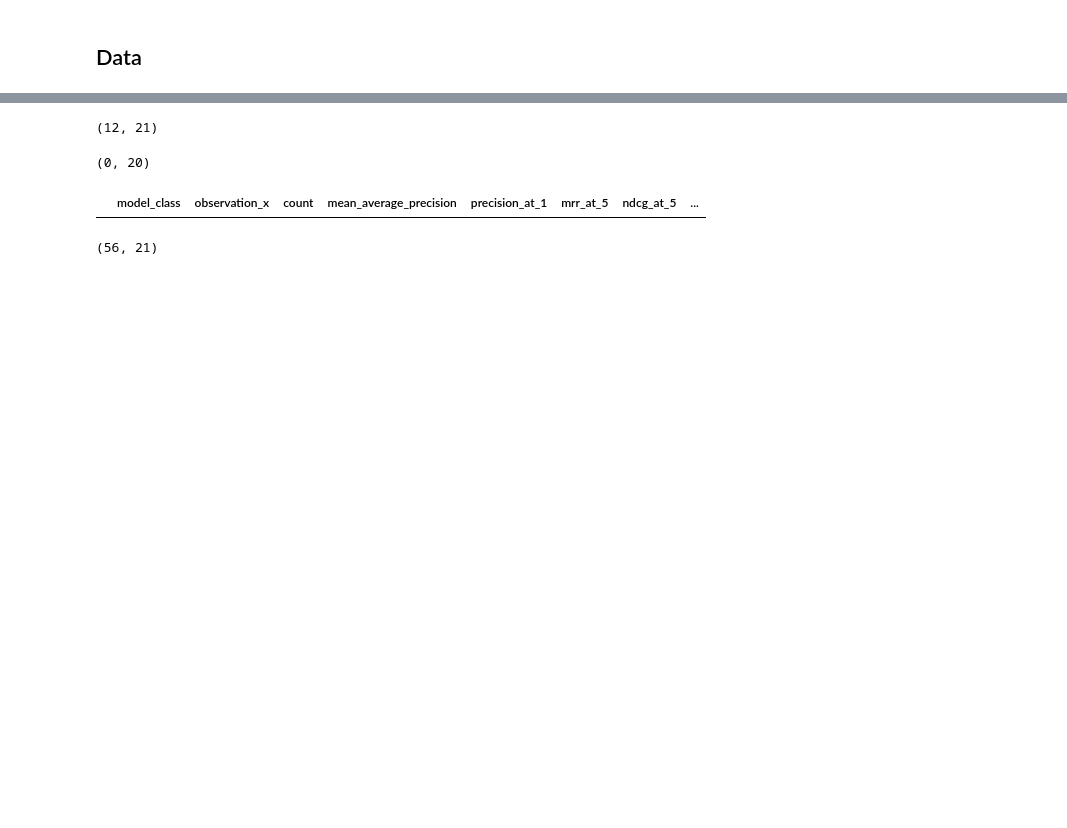
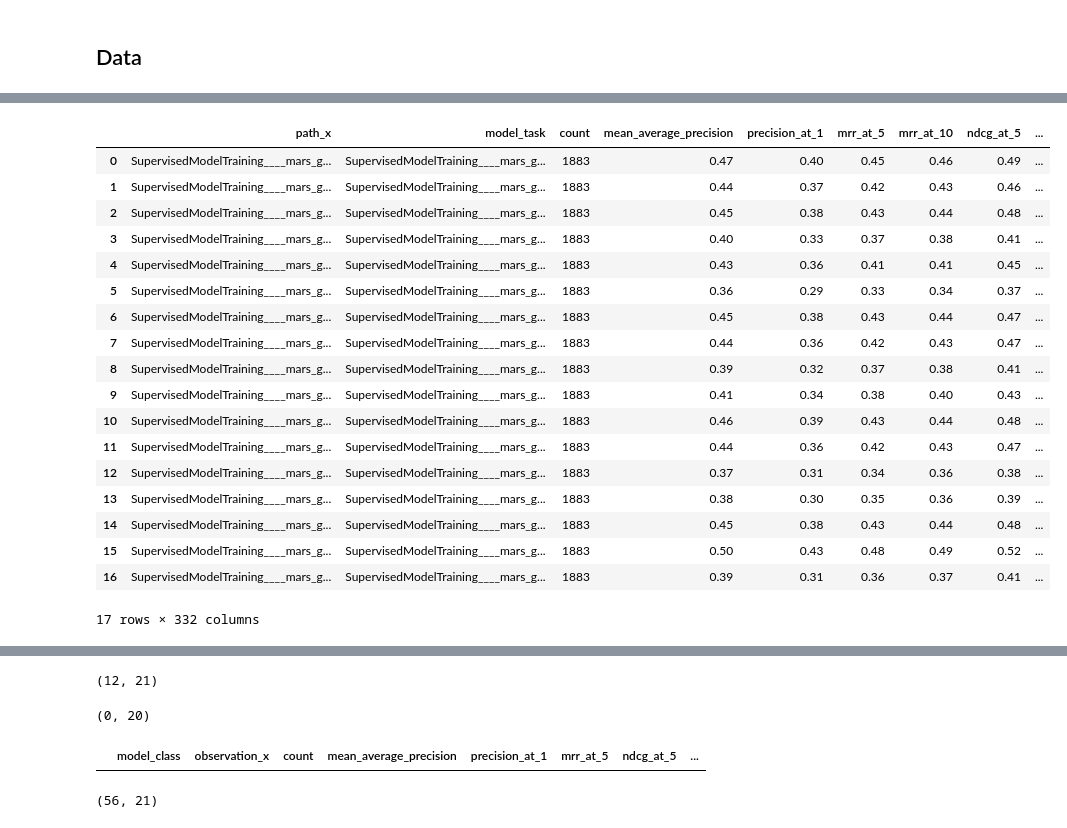
Before and after one commit to marlesson/triplet_session, a Jupyter notebook: Evaluation - Compare results.ipynb, the cells around one changed output, grey strips where cells are left out. Cells and saved outputs as stored; diff of their text form; code cells hidden in the pictures; blank space fills up the shorter version.

```diff
--- a/Evaluation - Compare results.ipynb
+++ b/Evaluation - Compare results.ipynb
@@ -201,3 +282,25 @@ df = df[df['project'] == 'mercado_livre.config.mercado_livre_rnn']
+# %%
+df.merge(params.reset_index(), left_on='model_task', right_on='path', how='left')
+# %% [output]
+|  | path_x | model_task | count | mean_average_precision | precision_at_1 | mrr_at_5 | mrr_at_10 | ndcg_at_5 | ... |
+| 0 | SupervisedModelTraining____mars_g... | SupervisedModelTraining____mars_g... | 1883 | 0.47 | 0.40 | 0.45 | 0.46 | 0.49 | ... |
+| 1 | SupervisedModelTraining____mars_g... | SupervisedModelTraining____mars_g... | 1883 | 0.44 | 0.37 | 0.42 | 0.43 | 0.46 | ... |
+| 2 | SupervisedModelTraining____mars_g... | SupervisedModelTraining____mars_g... | 1883 | 0.45 | 0.38 | 0.43 | 0.44 | 0.48 | ... |
+| 3 | SupervisedModelTraining____mars_g... | SupervisedModelTraining____mars_g... | 1883 | 0.40 | 0.33 | 0.37 | 0.38 | 0.41 | ... |
+| 4 | SupervisedModelTraining____mars_g... | SupervisedModelTraining____mars_g... | 1883 | 0.43 | 0.36 | 0.41 | 0.41 | 0.45 | ... |
+| 5 | SupervisedModelTraining____mars_g... | SupervisedModelTraining____mars_g... | 1883 | 0.36 | 0.29 | 0.33 | 0.34 | 0.37 | ... |
+| 6 | SupervisedModelTraining____mars_g... | SupervisedModelTraining____mars_g... | 1883 | 0.45 | 0.38 | 0.43 | 0.44 | 0.47 | ... |
+| 7 | SupervisedModelTraining____mars_g... | SupervisedModelTraining____mars_g... | 1883 | 0.44 | 0.36 | 0.42 | 0.43 | 0.47 | ... |
+| 8 | SupervisedModelTraining____mars_g... | SupervisedModelTraining____mars_g... | 1883 | 0.39 | 0.32 | 0.37 | 0.38 | 0.41 | ... |
+| 9 | SupervisedModelTraining____mars_g... | SupervisedModelTraining____mars_g... | 1883 | 0.41 | 0.34 | 0.38 | 0.40 | 0.43 | ... |
+| 10 | SupervisedModelTraining____mars_g... | SupervisedModelTraining____mars_g... | 1883 | 0.46 | 0.39 | 0.43 | 0.44 | 0.48 | ... |
+| 11 | SupervisedModelTraining____mars_g... | SupervisedModelTraining____mars_g... | 1883 | 0.44 | 0.36 | 0.42 | 0.43 | 0.47 | ... |
+| 12 | SupervisedModelTraining____mars_g... | SupervisedModelTraining____mars_g... | 1883 | 0.37 | 0.31 | 0.34 | 0.36 | 0.38 | ... |
+| 13 | SupervisedModelTraining____mars_g... | SupervisedModelTraining____mars_g... | 1883 | 0.38 | 0.30 | 0.35 | 0.36 | 0.39 | ... |
+| 14 | SupervisedModelTraining____mars_g... | SupervisedModelTraining____mars_g... | 1883 | 0.45 | 0.38 | 0.43 | 0.44 | 0.48 | ... |
+| 15 | SupervisedModelTraining____mars_g... | SupervisedModelTraining____mars_g... | 1883 | 0.50 | 0.43 | 0.48 | 0.49 | 0.52 | ... |
+| 16 | SupervisedModelTraining____mars_g... | SupervisedModelTraining____mars_g... | 1883 | 0.39 | 0.31 | 0.36 | 0.37 | 0.41 | ... |
+17 rows × 332 columns
 # %%
 #df['use_embedding'] = (df['recommender_extra_params.path_item_embedding'].fillna(False) != False)
 
```
Also changed, not shown: parts of 18 cells of this notebook, 7 other files.
